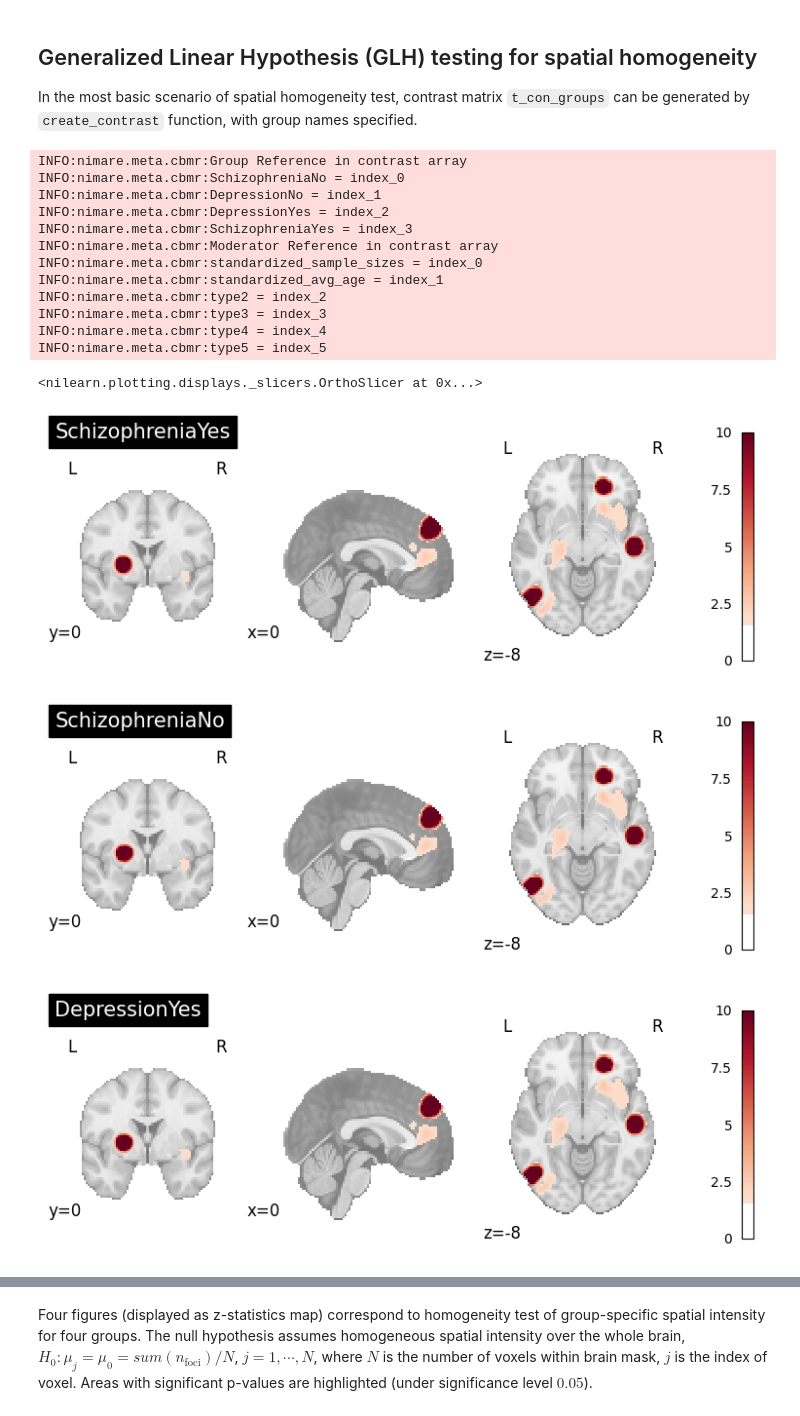
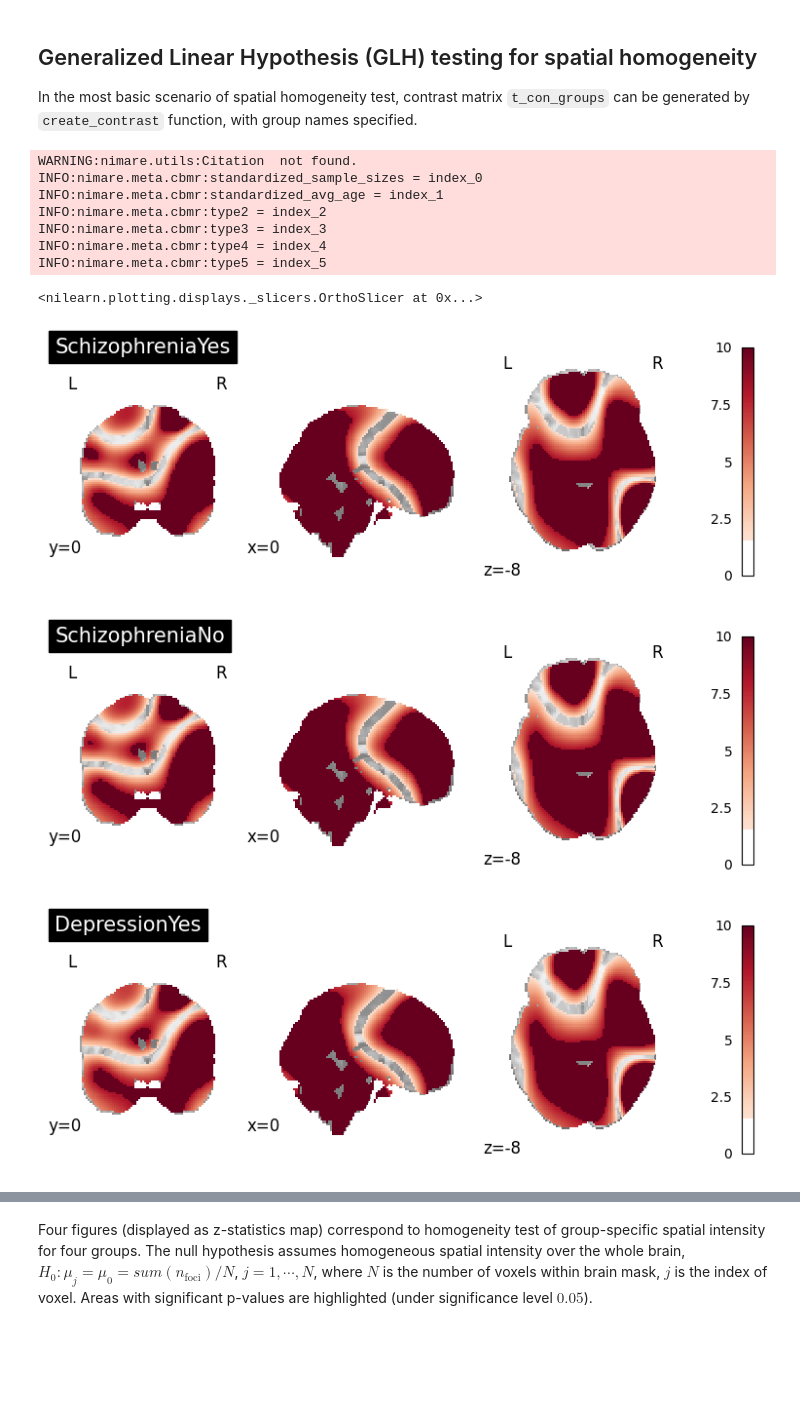
Before and after one commit to neurostuff/NiMARE, a Jupyter notebook: examples/02_meta-analyses/10_plot_cbmr.ipynb, the cells around one changed output, grey strips where cells are left out. Cells and saved outputs as stored; diff of their text form; code cells hidden in the pictures; blank space fills up the shorter version.

Commit message:
fix bugs in cbmr example file

```diff
--- a/examples/02_meta-analyses/10_plot_cbmr.ipynb
+++ b/examples/02_meta-analyses/10_plot_cbmr.ipynb
@@ -66,7 +66,8 @@ interpret them as categorical study-level moderators.
 # %%
 from nimare.meta.cbmr import CBMREstimator
 
-dset = standardize_field(dataset=dset, metadata=["sample_sizes", "avg_age"])
+dset = StandardizeField(fields=["sample_sizes", "avg_age"]).transform(dset)
+
 cbmr = CBMREstimator(
     group_categories=["diagnosis", "drug_status"],
     moderators=[
@@ -74,7 +75,7 @@ cbmr = CBMREstimator(
         "standardized_avg_age",
         "schizophrenia_subtype:reference=type1",
     ],
-    spline_spacing=10,
+    spline_spacing=100,  # a reasonable choice is 10, 100 is for speed
     model=models.PoissonEstimator,
     penalty=False,
     lr=1e-1,
@@ -83,35 +84,35 @@ cbmr = CBMREstimator(
 )
 results = cbmr.fit(dataset=dset)
 plot_stat_map(
-    results.get_map("SpatialIntensity_group-SchizophreniaYes"),
+    results.get_map("spatialIntensity_group-SchizophreniaYes"),
     cut_coords=[0, 0, -8],
     draw_cross=False,
     cmap="RdBu_r",
-    title="SchizophreniaYes",
+    title="Schizophrenia with drug treatment",
     threshold=1e-4,
 )
 plot_stat_map(
-    results.get_map("SpatialIntensity_group-SchizophreniaNo"),
+    results.get_map("spatialIntensity_group-SchizophreniaNo"),
     cut_coords=[0, 0, -8],
     draw_cross=False,
     cmap="RdBu_r",
-    title="SchizophreniaNo",
+    title="Schizophrenia without drug treatment",
     threshold=1e-4,
 )
 plot_stat_map(
-    results.get_map("SpatialIntensity_group-DepressionYes"),
+    results.get_map("spatialIntensity_group-DepressionYes"),
     cut_coords=[0, 0, -8],
     draw_cross=False,
     cmap="RdBu_r",
-    title="DepressionYes",
+    title="Depression with drug treatment",
     threshold=1e-4,
 )
 plot_stat_map(
-    results.get_map("SpatialIntensity_group-DepressionNo"),
+    results.get_map("spatialIntensity_group-DepressionNo"),
     cut_coords=[0, 0, -8],
     draw_cross=False,
     cmap="RdBu_r",
-    title="DepressionNo",
+    title="Depression without drug treatment",
     threshold=1e-4,
 )
 # %% [output]
@@ -131,17 +133,17 @@ In the most basic scenario of spatial homogeneity test, contrast matrix `t_con_g
 can be generated by `create_contrast` function, with group names specified.
 # %%
 from nimare.meta.cbmr import CBMRInference
-from nimare.correct import FWECorrector
 
-inference = CBMRInference(CBMRResults=results, device="cuda")
+inference = CBMRInference(device="cuda")
+inference.fit(result=results)
 t_con_groups = inference.create_contrast(
-    ["SchizophreniaYes", "SchizophreniaNo", "DepressionYes", "DepressionNo"], type="groups"
+    ["SchizophreniaYes", "SchizophreniaNo", "DepressionYes", "DepressionNo"], source="groups"
 )
-contrast_result = inference.compute_contrast(t_con_groups=t_con_groups, t_con_moderators=False)
+contrast_result = inference.transform(t_con_groups=t_con_groups)
 
 # generate z-score maps for group-wise spatial homogeneity test
 plot_stat_map(
-    results.get_map("z_group-SchizophreniaYes"),
+    contrast_result.get_map("z_group-SchizophreniaYes"),
     cut_coords=[0, 0, -8],
     draw_cross=False,
     cmap="RdBu_r",
@@ -150,45 +152,40 @@ plot_stat_map(
 )
 
 plot_stat_map(
-    results.get_map("z_group-SchizophreniaNo"),
+    contrast_result.get_map("z_group-SchizophreniaNo"),
     cut_coords=[0, 0, -8],
     draw_cross=False,
     cmap="RdBu_r",
     title="SchizophreniaNo",
     threshold=scipy.stats.norm.isf(0.05),
 )
 
 plot_stat_map(
-    results.get_map("z_group-DepressionYes"),
+    contrast_result.get_map("z_group-DepressionYes"),
     cut_coords=[0, 0, -8],
     draw_cross=False,
     cmap="RdBu_r",
     title="DepressionYes",
     threshold=scipy.stats.norm.isf(0.05),
 )
 
 plot_stat_map(
-    results.get_map("z_group-DepressionNo"),
+    contrast_result.get_map("z_group-DepressionNo"),
     cut_coords=[0, 0, -8],
     draw_cross=False,
     cmap="RdBu_r",
     title="DepressionNo",
     threshold=scipy.stats.norm.isf(0.05),
 )
 # %% [output]
-INFO:nimare.meta.cbmr:Group Reference in contrast array
-INFO:nimare.meta.cbmr:SchizophreniaNo = index_0
-INFO:nimare.meta.cbmr:DepressionNo = index_1
-INFO:nimare.meta.cbmr:DepressionYes = index_2
-INFO:nimare.meta.cbmr:SchizophreniaYes = index_3
-INFO:nimare.meta.cbmr:Moderator Reference in contrast array
+WARNING:nimare.utils:Citation  not found.
 INFO:nimare.meta.cbmr:standardized_sample_sizes = index_0
 INFO:nimare.meta.cbmr:standardized_avg_age = index_1
 INFO:nimare.meta.cbmr:type2 = index_2
 INFO:nimare.meta.cbmr:type3 = index_3
 INFO:nimare.meta.cbmr:type4 = index_4
 INFO:nimare.meta.cbmr:type5 = index_5
 <nilearn.plotting.displays._slicers.OrthoSlicer at 0x...>
-[figure, old version]
+[figure, new version]
-[figure, old version]
+[figure, new version]
-[figure, old version]
+[figure, new version]
```
Also changed, not shown: parts of 12 cells of this notebook, 2 other files.
